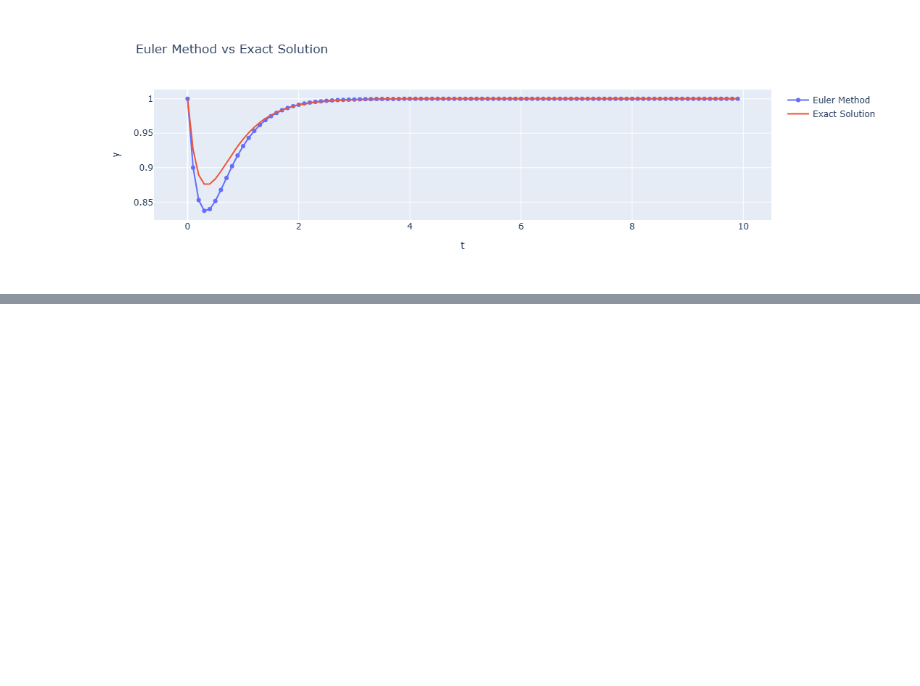
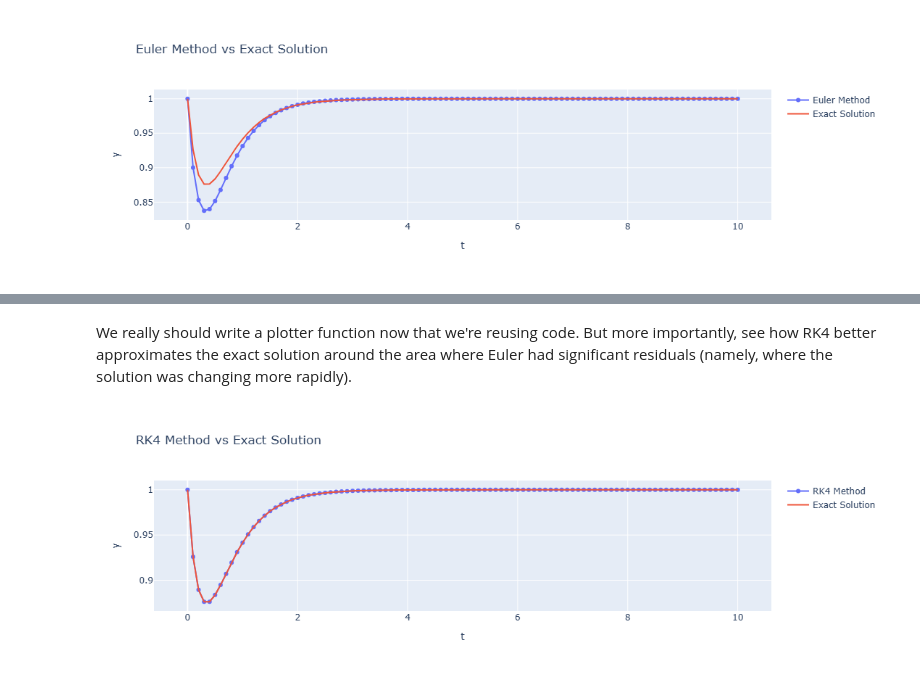
Before and after one commit to dataseyo/fds, a Jupyter notebook: Numerical.ipynb, the cells around one changed output, grey strips where cells are left out. Saved outputs shown, nothing was run; the diff lists cells and outputs as text; code cells hidden in the pictures; blank space fills up the shorter version.

```diff
--- a/Numerical.ipynb
+++ b/Numerical.ipynb
@@ -93,0 +171,23 @@ Euler's method is a bit too elementary for real world astrodynamics work.
+# %%
+times, sol = RK4(f, [0, 10], y0, 0.1)
+# %% [markdown]
+We really should write a plotter function now that we're reusing code. But more importantly, see how RK4 better approximates the exact solution around the area where Euler had significant residuals (namely, where the solution was changing more rapidly).
+# %%
+y_exact = exact_f(times)
+
+fig = go.Figure()
+
+# RK4 method
+fig.add_trace(go.Scatter(x=times, y=sol,
+                         mode='lines+markers', name='RK4 Method'))
+
+# exact solution
+fig.add_trace(go.Scatter(x=times, y=y_exact,
+                         mode='lines', name='Exact Solution'))
+
+fig.update_layout(title='RK4 Method vs Exact Solution',
+                  xaxis_title='t',
+                  yaxis_title='y')
+fig.show()
+# %% [output]
+[figure, added]
```
Also changed, not shown: parts of 18 cells of this notebook.
